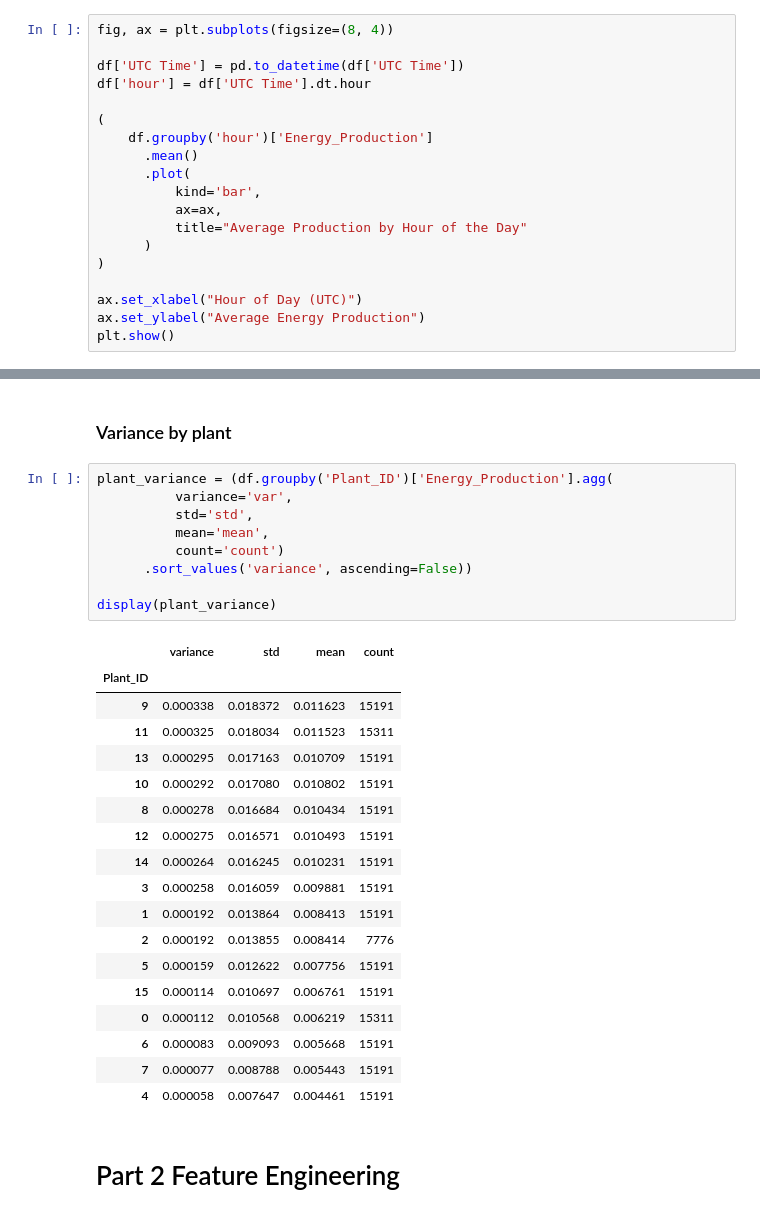
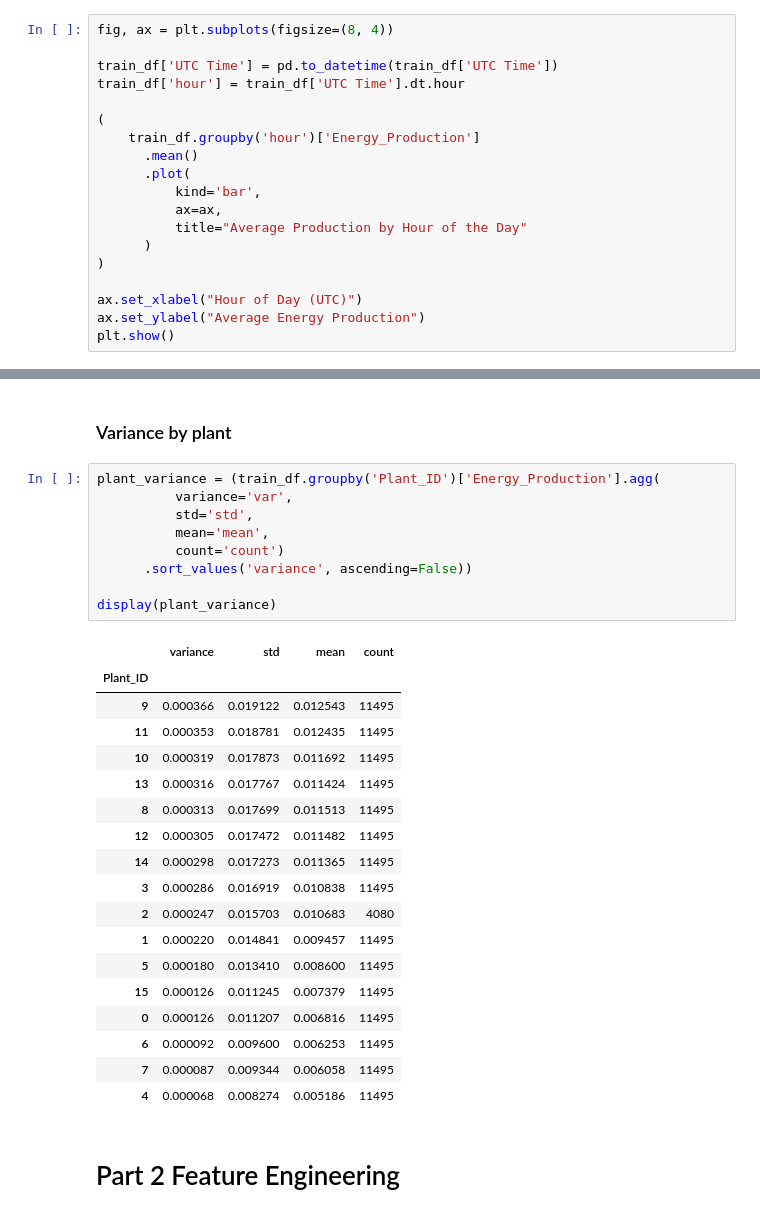
Before and after one commit to emschutt/Energy-Production-Forecasting, a Jupyter notebook: project_v0.ipynb, the cells around one changed output, grey strips where cells are left out. Saved outputs shown, nothing was run; the diff lists cells and outputs as text.

```diff
--- a/project_v0.ipynb
+++ b/project_v0.ipynb
@@ -134,11 +127,11 @@ plt.show()
 # %%
 fig, ax = plt.subplots(figsize=(8, 4))
 
-df['UTC Time'] = pd.to_datetime(df['UTC Time'])
-df['hour'] = df['UTC Time'].dt.hour
+train_df['UTC Time'] = pd.to_datetime(train_df['UTC Time'])
+train_df['hour'] = train_df['UTC Time'].dt.hour
 
 (
-    df.groupby('hour')['Energy_Production']
+    train_df.groupby('hour')['Energy_Production']
       .mean()
       .plot(
           kind='bar',
@@ -155,33 +148,33 @@ plt.show()
 # %% [markdown]
 ### Variance by plant
 # %%
-plant_variance = (df.groupby('Plant_ID')['Energy_Production'].agg(
+plant_variance = (train_df.groupby('Plant_ID')['Energy_Production'].agg(
           variance='var',
           std='std',
           mean='mean',
           count='count')
       .sort_values('variance', ascending=False))
 
 display(plant_variance)
 # %% [output]
 |  | variance | std | mean | count |
 | Plant_ID |  |  |  |  |
-| 9 | 0.000338 | 0.018372 | 0.011623 | 15191 |
-| 11 | 0.000325 | 0.018034 | 0.011523 | 15311 |
-| 13 | 0.000295 | 0.017163 | 0.010709 | 15191 |
-| 10 | 0.000292 | 0.017080 | 0.010802 | 15191 |
-| 8 | 0.000278 | 0.016684 | 0.010434 | 15191 |
-| 12 | 0.000275 | 0.016571 | 0.010493 | 15191 |
-| 14 | 0.000264 | 0.016245 | 0.010231 | 15191 |
-| 3 | 0.000258 | 0.016059 | 0.009881 | 15191 |
-| 1 | 0.000192 | 0.013864 | 0.008413 | 15191 |
-| 2 | 0.000192 | 0.013855 | 0.008414 | 7776 |
-| 5 | 0.000159 | 0.012622 | 0.007756 | 15191 |
-| 15 | 0.000114 | 0.010697 | 0.006761 | 15191 |
-| 0 | 0.000112 | 0.010568 | 0.006219 | 15311 |
-| 6 | 0.000083 | 0.009093 | 0.005668 | 15191 |
-| 7 | 0.000077 | 0.008788 | 0.005443 | 15191 |
-| 4 | 0.000058 | 0.007647 | 0.004461 | 15191 |
+| 9 | 0.000366 | 0.019122 | 0.012543 | 11495 |
+| 11 | 0.000353 | 0.018781 | 0.012435 | 11495 |
+| 10 | 0.000319 | 0.017873 | 0.011692 | 11495 |
+| 13 | 0.000316 | 0.017767 | 0.011424 | 11495 |
+| 8 | 0.000313 | 0.017699 | 0.011513 | 11495 |
+| 12 | 0.000305 | 0.017472 | 0.011482 | 11495 |
+| 14 | 0.000298 | 0.017273 | 0.011365 | 11495 |
+| 3 | 0.000286 | 0.016919 | 0.010838 | 11495 |
+| 2 | 0.000247 | 0.015703 | 0.010683 | 4080 |
+| 1 | 0.000220 | 0.014841 | 0.009457 | 11495 |
+| 5 | 0.000180 | 0.013410 | 0.008600 | 11495 |
+| 15 | 0.000126 | 0.011245 | 0.007379 | 11495 |
+| 0 | 0.000126 | 0.011207 | 0.006816 | 11495 |
+| 6 | 0.000092 | 0.009600 | 0.006253 | 11495 |
+| 7 | 0.000087 | 0.009344 | 0.006058 | 11495 |
+| 4 | 0.000068 | 0.008274 | 0.005186 | 11495 |
 # %% [markdown]
 # Part 2 Feature Engineering
 # %% [markdown]
```
Also changed, not shown: parts of 24 cells of this notebook.
